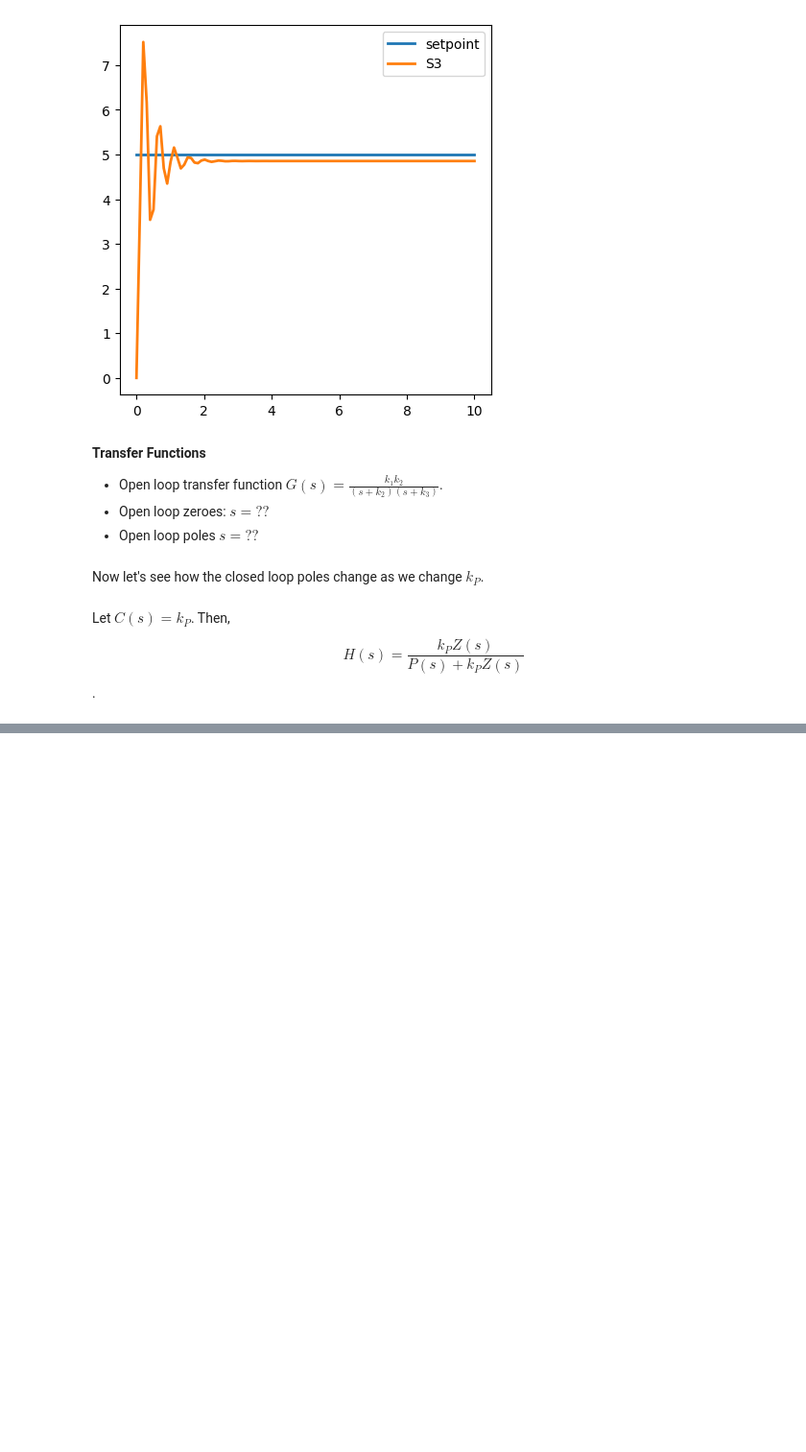
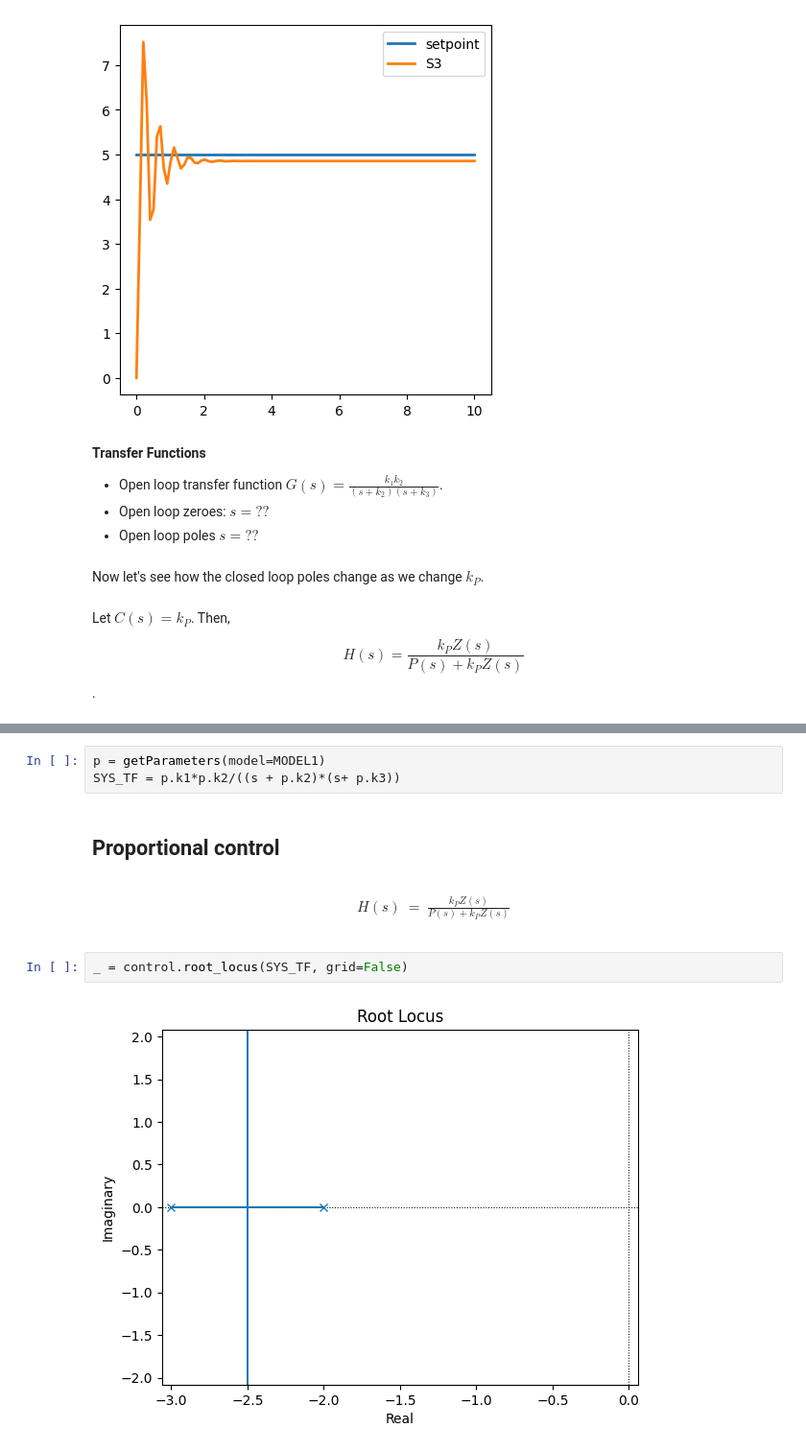
Before and after one commit to joseph-hellerstein/advanced-controls-lectures, a Jupyter notebook: lectures/lecture_14-Analysis-and-Design-of-Closed-Loop-Systems/root_locus_analysis.ipynb, the cells around one changed output, grey strips where cells are left out. Shown at 96% size. Drawn from its saved outputs; the diff is of its cells as text; blank space fills up the shorter version.

```diff
--- a/lectures/lecture_14-Analysis-and-Design-of-Closed-Loop-Systems/root_locus_analysis.ipynb
+++ b/lectures/lecture_14-Analysis-and-Design-of-Closed-Loop-Systems/root_locus_analysis.ipynb
@@ -281,0 +291,14 @@ plotPoles(kIs=[0.01, 0.1, 1])
+# %%
+p = getParameters(model=MODEL1)
+SYS_TF = p.k1*p.k2/((s + p.k2)*(s+ p.k3))
+# %% [markdown]
+## Proportional control
+# %% [markdown]
+\begin{eqnarray}
+H(s)
+& = & \frac{k_P Z(s)}{P(s) + k_P Z(s)} \\
+\end{eqnarray}
+# %%
+_ = control.root_locus(SYS_TF, grid=False)
+# %% [output]
+[figure, added]
```
Also changed, not shown: parts of 21 cells of this notebook.
